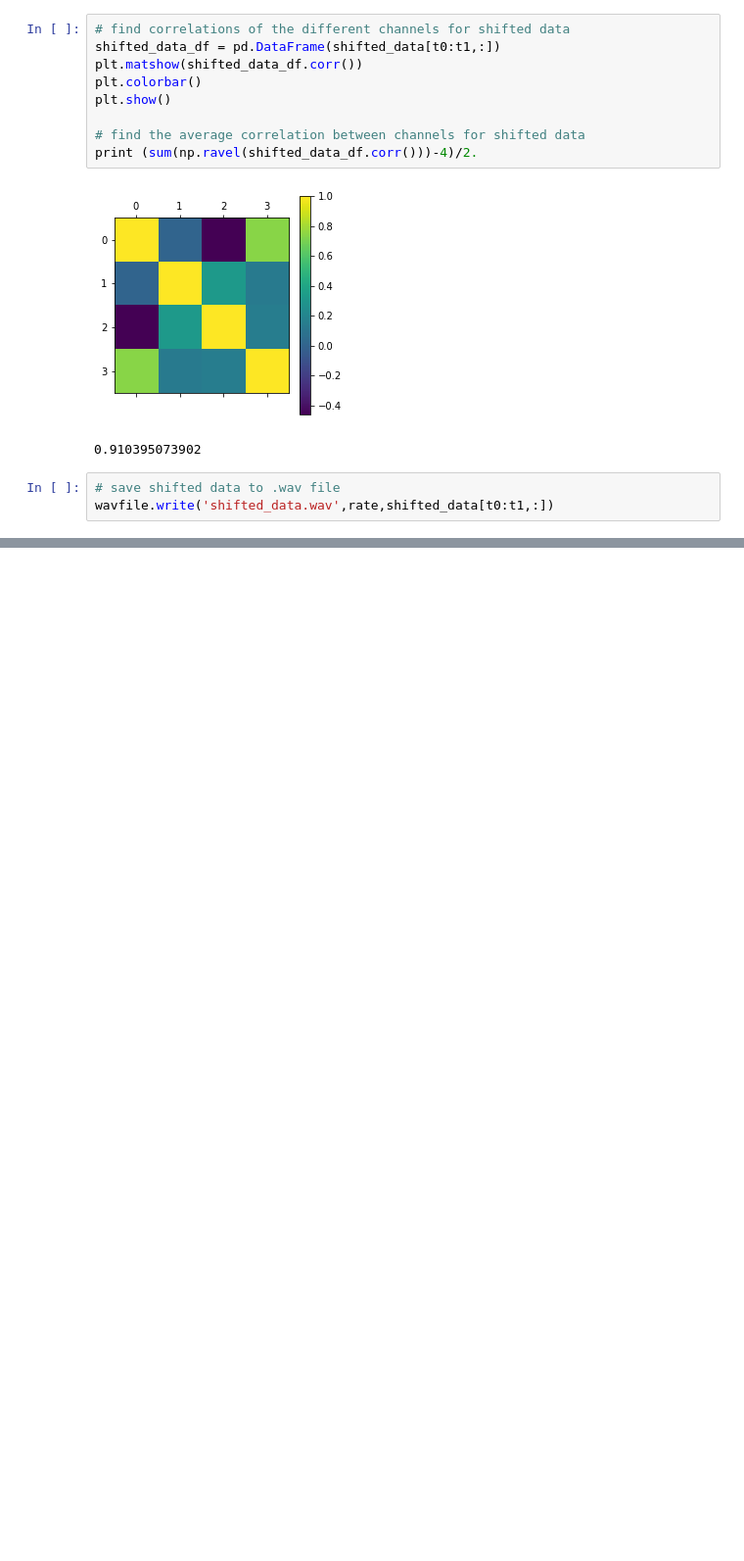
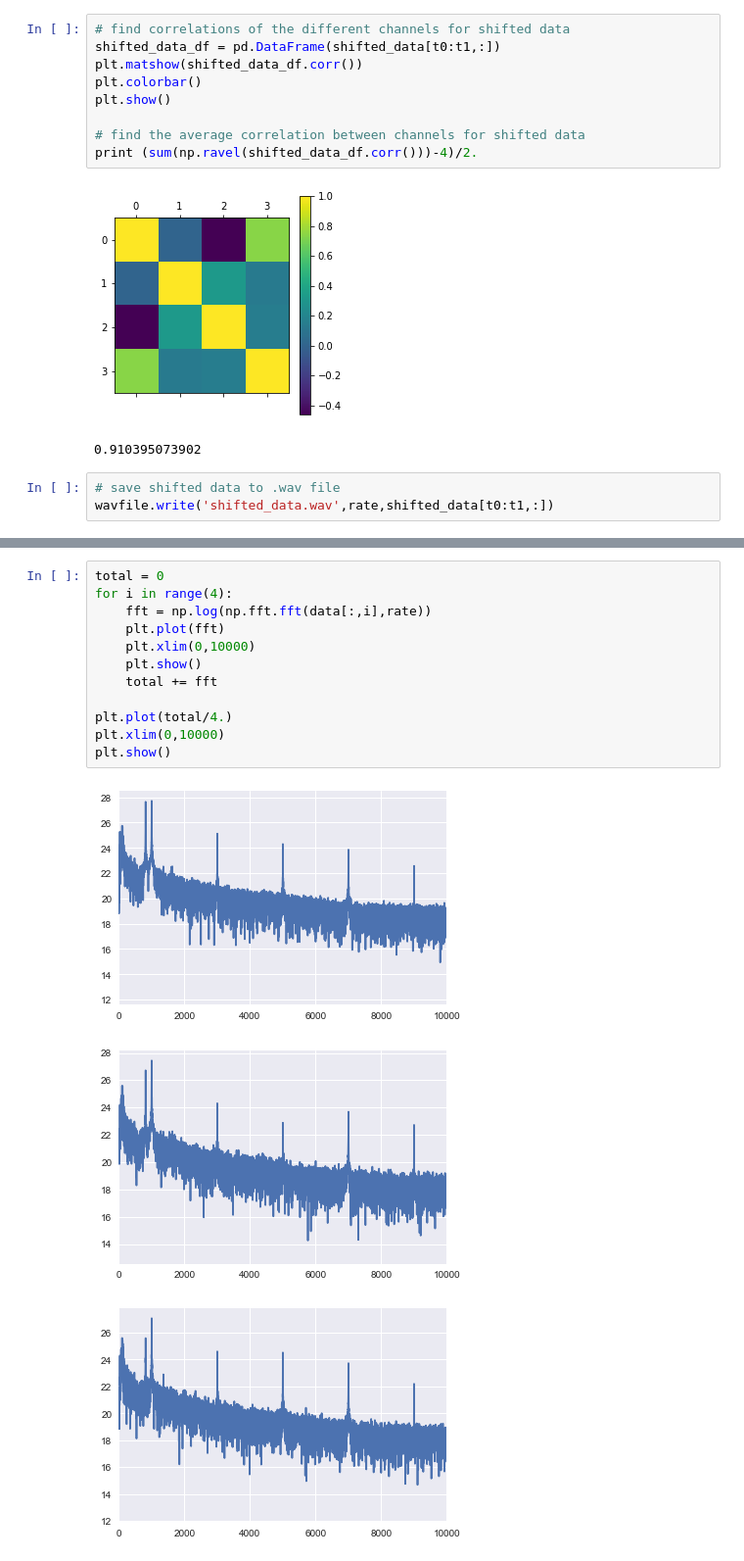
Before and after one commit to nickvazz/BenediktBeamForming, a Jupyter notebook: Test.ipynb, the cells around one changed output, grey strips where cells are left out. Shown at 98% size. Cells and saved outputs as stored; diff of their text form; blank space fills up the shorter version.

```diff
--- a/Test.ipynb
+++ b/Test.ipynb
@@ -300,0 +325,16 @@ wavfile.write('shifted_data.wav',rate,shifted_data[t0:t1,:])
+# %%
+total = 0
+for i in range(4):
+    fft = np.log(np.fft.fft(data[:,i],rate))
+    plt.plot(fft)
+    plt.xlim(0,10000)
+    plt.show()
+    total += fft
+
+plt.plot(total/4.)
+plt.xlim(0,10000)
+plt.show()
+# %% [output]
+[figure, added]
+[figure, added]
+[figure, added]
```
Also changed, not shown: parts of 6 cells of this notebook, 1 other file.
